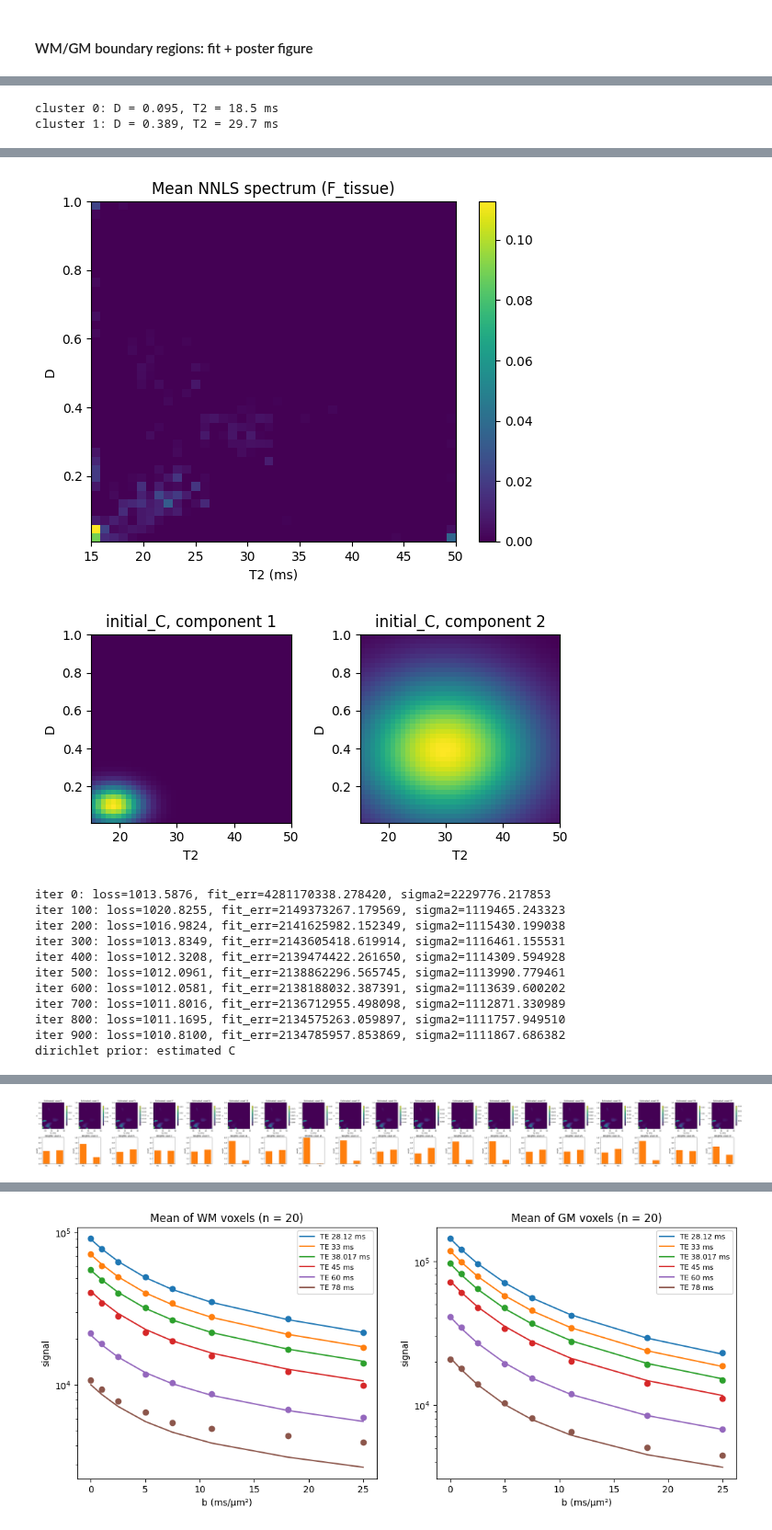
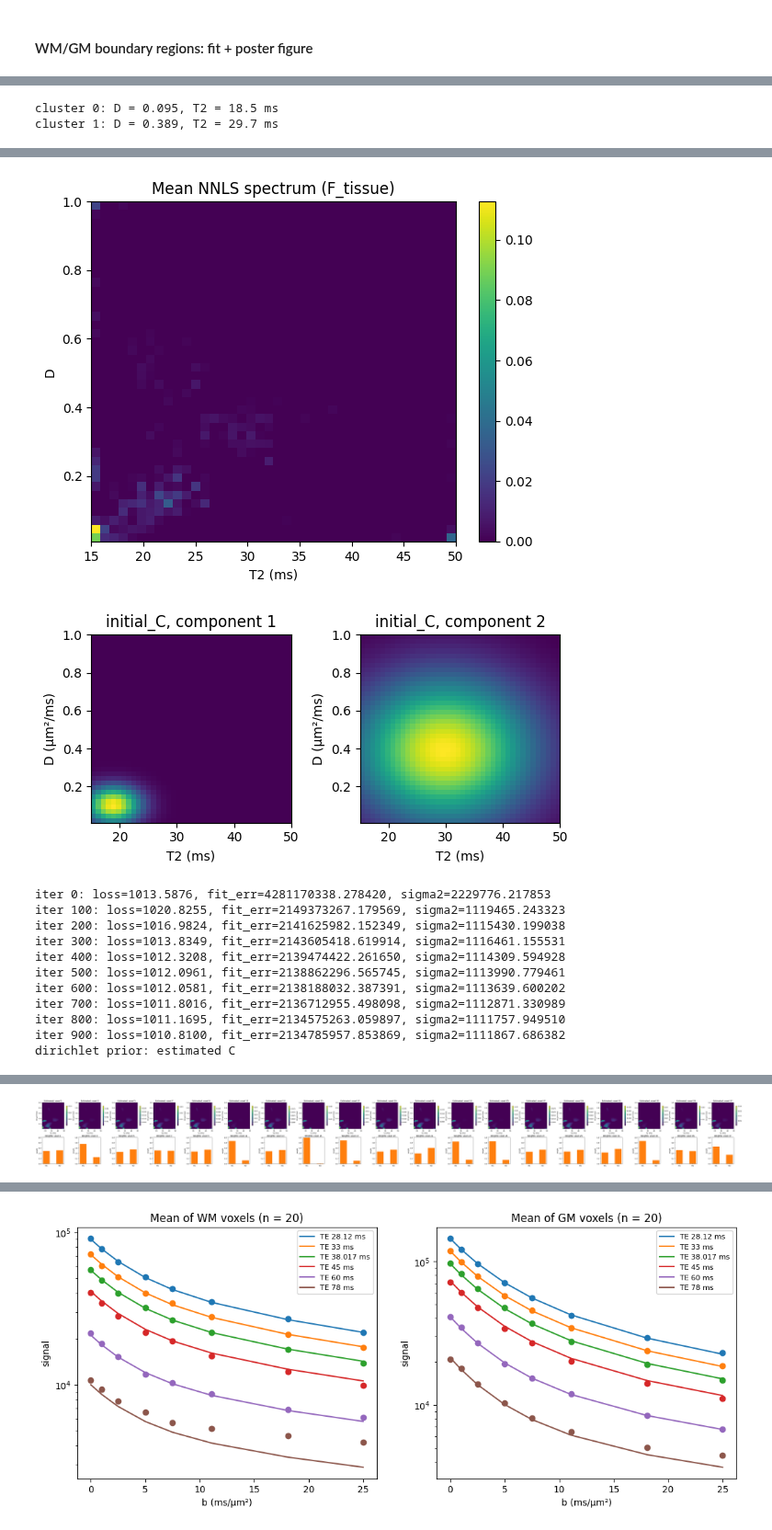
Before and after one commit to mariabrad/bayesCode, a Jupyter notebook: notebooks/maria-tests-real-data_for_poster_2.ipynb, the cells around one changed output, grey strips where cells are left out. Shown at 92% size. Cells and saved outputs as stored; diff of their text form; code cells hidden in the pictures.

```diff
--- a/notebooks/maria-tests-real-data_for_poster.ipynb
+++ b/notebooks/maria-tests-real-data_for_poster_2.ipynb
@@ -242,9 +205,8 @@ voxels_to_show = list(range(1, n_voxels-2, 2))   # 1, 3, ..., 57
 regions = {"left": (33, 51), "right": (86, 60)}   # ROI centre (x, y) in voxels, read off the map
 fits = {}
 
-D_grid, T2_grid = create_DT2_grid(Dmin, Dmax, nD, T2min, T2max, nT2)
-D_vals = np.linspace(Dmin, Dmax, nD)
-T2_vals = np.linspace(T2min, T2max, nT2)
+model = DiffusionT2Model(Dmin, Dmax, nD, T2min, T2max, nT2)
+D_vals, T2_vals = model.D_vals, model.T2_vals
 
 OUT = "/Users/mb4725/Library/CloudStorage/OneDrive-ImperialCollegeLondon/PhD/Code/Dataset_macaque/preprocessed"
 Y_all = np.load(f"{OUT}/Y_slice42_brain_nc.npy")             # (nTE*nB, V), all brain voxels
@@ -262,9 +224,8 @@ print("TE values ", TE_vals, "\n")
 K=2; # Number of compartments
 R=10   # Rank for SVD
 
-D,T2=create_DT2_grid(Dmin,Dmax,nD,T2min,T2max,nT2);
 # Create A matrix from the real acquisition (rows match Y)
-A = np.exp(-np.outer(b_list, D)) * np.exp(-np.outer(TE_list, 1.0 / T2));
+A = model.A({"b": b_list, "TE": TE_list})
 
 # reorder rows b-major (b outer, TE inner), like create_A_matrix's grid
 order = np.lexsort((TE_list, b_list))
@@ -362,12 +323,12 @@ for region, (cx, cy) in regions.items():
     Y_dirichlet = Y
 
     # Set intial conditions
-    C0_dirichlet, F_tissue, *_ = define_initial_C_NNLS(Y_dirichlet,A,range(V),K,D_vals,T2_vals,D_vals.min(),D_vals.max(),T2_vals.min(),T2_vals.max(),nD,nT2,min_fraction=0.01,return_diagnostics=True)
+    C0_dirichlet, F_tissue, *_ = model.initial_C(Y_dirichlet, A, K, min_fraction=0.01, return_diagnostics=True)
     F_tissue = F_tissue.reshape(nD, nT2)
 
     Csmall0_dirichlet=project_C_to_C_small(C0_dirichlet,s,Vmat)
 
-    M0_init_dirichlet = initialize_M0_monoexponential(Y_dirichlet, b_vals, TE_vals)
+    M0_init_dirichlet = model.initial_M0(Y_dirichlet, {"b": b_list, "TE": TE_list})
     M0_prior_sigma=0.1 * np.median(M0_init_dirichlet)
 
     W0_dirichlet = initialize_W_from_C(Y_dirichlet, U, Csmall0_dirichlet, M0_init_dirichlet, bound_eps=1e-3)
@@ -380,7 +341,7 @@ for region, (cx, cy) in regions.items():
     # noise level from the residual of the initial fit (no ground-truth sigma)
     sigma2_init = np.mean((Y_dirichlet - (U @ Csmall0_dirichlet @ W0_dirichlet) * M0_init_dirichlet) ** 2)
 
-    show_canonical_spectra([('initial_C', C0_dirichlet)])
+    show_canonical_spectra([('initial_C', C0_dirichlet)], model)
     print("\n")
 
     results = {}
@@ -391,12 +352,13 @@ for region, (cx, cy) in regions.items():
             sigma2=sigma2_init, lam=1e-2, alpha=1.0, W=W0_dirichlet.copy(),
             update_W_flag=True, update_C_flag=True, update_M0_flag=True, update_sigma2_flag=True,
             m0_prior=M0_init_dirichlet, m0_prior_sigma=M0_prior_sigma, alpha_update_start=5,
-            c_sparsity=0.0, c_smoothness=1000.0, c_diversity=0.0, c_maxiter=100, nD=nD, nT2=nT2,
+            c_sparsity=0.0, c_smoothness=1000.0, c_diversity=0.0, c_maxiter=100, nD=model.shape[0], nT2=model.shape[1],
             verbose_every=100, **kwargs)
         print(f"{name} prior: estimated C")
-        show_canonical_spectra([(f'estimated_C', C_est_dirichlet)])
+        show_canonical_spectra([(f'estimated_C', C_est_dirichlet)], model)
         F_est = C_est_dirichlet @ W_est_dirichlet
-        show_voxelwise_spectra_est(F_est, W_est_dirichlet, voxels_to_show)
+        show_voxelwise_spectra_est(model, F_est, W_est_dirichlet, voxels_to_show)
+
         results[name] = (C_est_dirichlet.copy(), W_est_dirichlet.copy(), M0_est_dirichlet.copy())
 
     # keep everything from this region, so the next region does not overwrite it
@@ -419,34 +381,34 @@ for region, (cx, cy) in regions.items():
         axes[0].set_title(f"Region {region}: whole slice")
         axes[1].set_title(f"Region {region}: zoomed in")
         axes[1].set_xlim(voxel_xy[:, 0].min() - zoom, voxel_xy[:, 0].max() + zoom)
         axes[1].set_ylim(voxel_xy[:, 1].min() - zoom, voxel_xy[:, 1].max() + zoom)
         fig.colorbar(im, ax=axes, fraction=0.046, label="Weight of component 1\n(component 2 = 1 − component 1)")
         fig.savefig(f"poster_brain_component_weights_{region}.png", dpi=300, bbox_inches="tight")
         plt.show()
 
     for k in range(K):
         line = f"region {region}, component {k + 1}: mean weight in WM {W_res[k, is_wm].mean():.2f} ({is_wm.sum()} voxels)"
         if (~is_wm).any():
             line += f", outside WM {W_res[k, ~is_wm].mean():.2f} ({(~is_wm).sum()} voxels)"
         print(line)
 # %% [output]
 b values  [ 0.   1.   2.5  5.   7.5 11.1 18.1 25. ]
 
 TE values  [28.12  33.    38.017 45.    60.    78.   ]
 
 background mean/std: 2.71254
 
 ===== Region left: cx, cy = 33, 51 =====
 Selected 40 voxels: 20 in WM, 20 outside WM
 Y shape  (48, 40)
 [figure]
 [figure]
 [figure]
 cluster 0: D = 0.095, T2 = 18.5 ms
 cluster 1: D = 0.389, T2 = 29.7 ms
 [figure]
 [figure]
-[figure, old version]
+[figure, new version]
 iter 0: loss=1013.5876, fit_err=4281170338.278420, sigma2=2229776.217853
 iter 100: loss=1020.8255, fit_err=2149373267.179569, sigma2=1119465.243323
 iter 200: loss=1016.9824, fit_err=2141625982.152349, sigma2=1115430.199038
```
Also changed, not shown: parts of 12 cells of this notebook, 29 other files.
